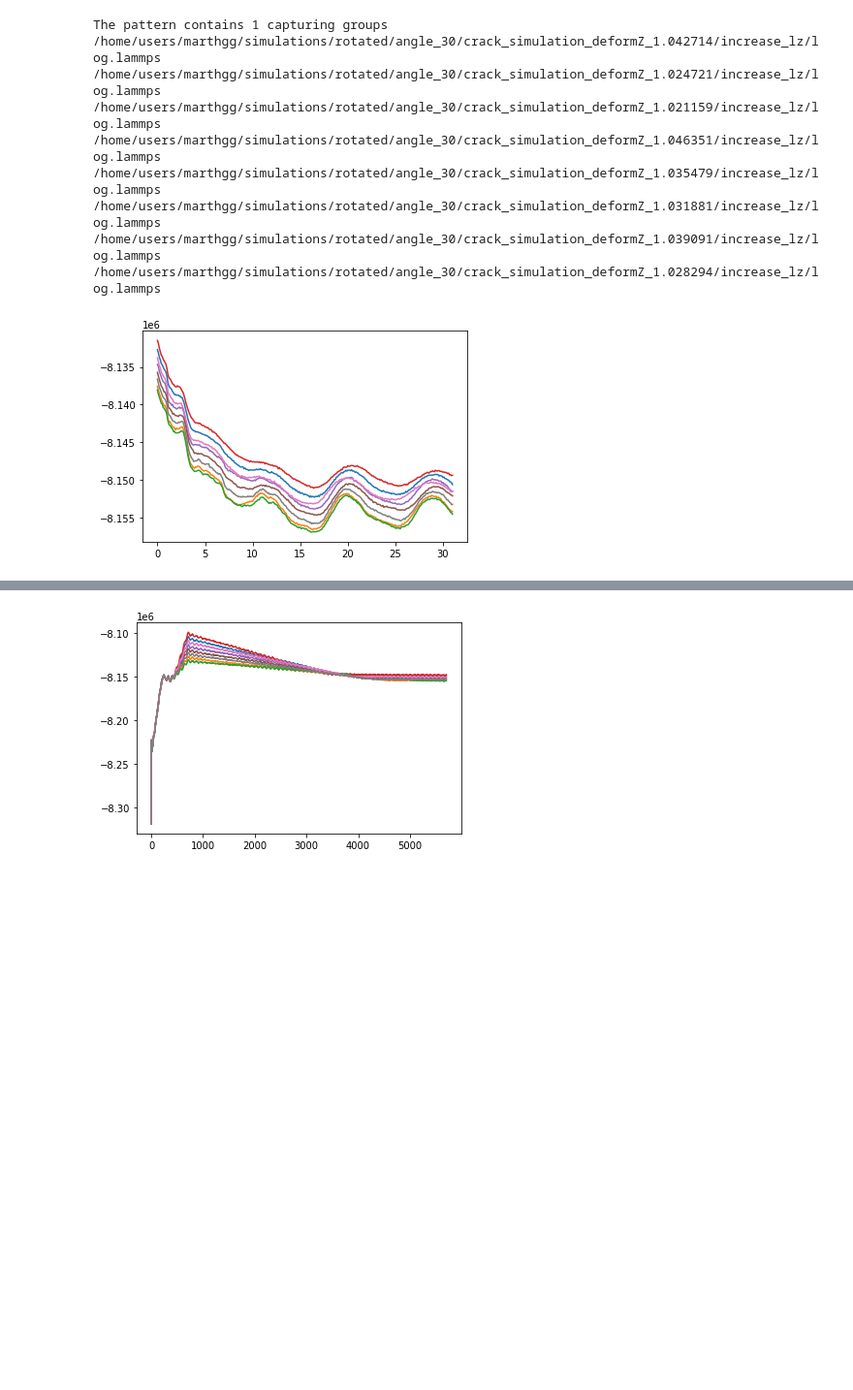
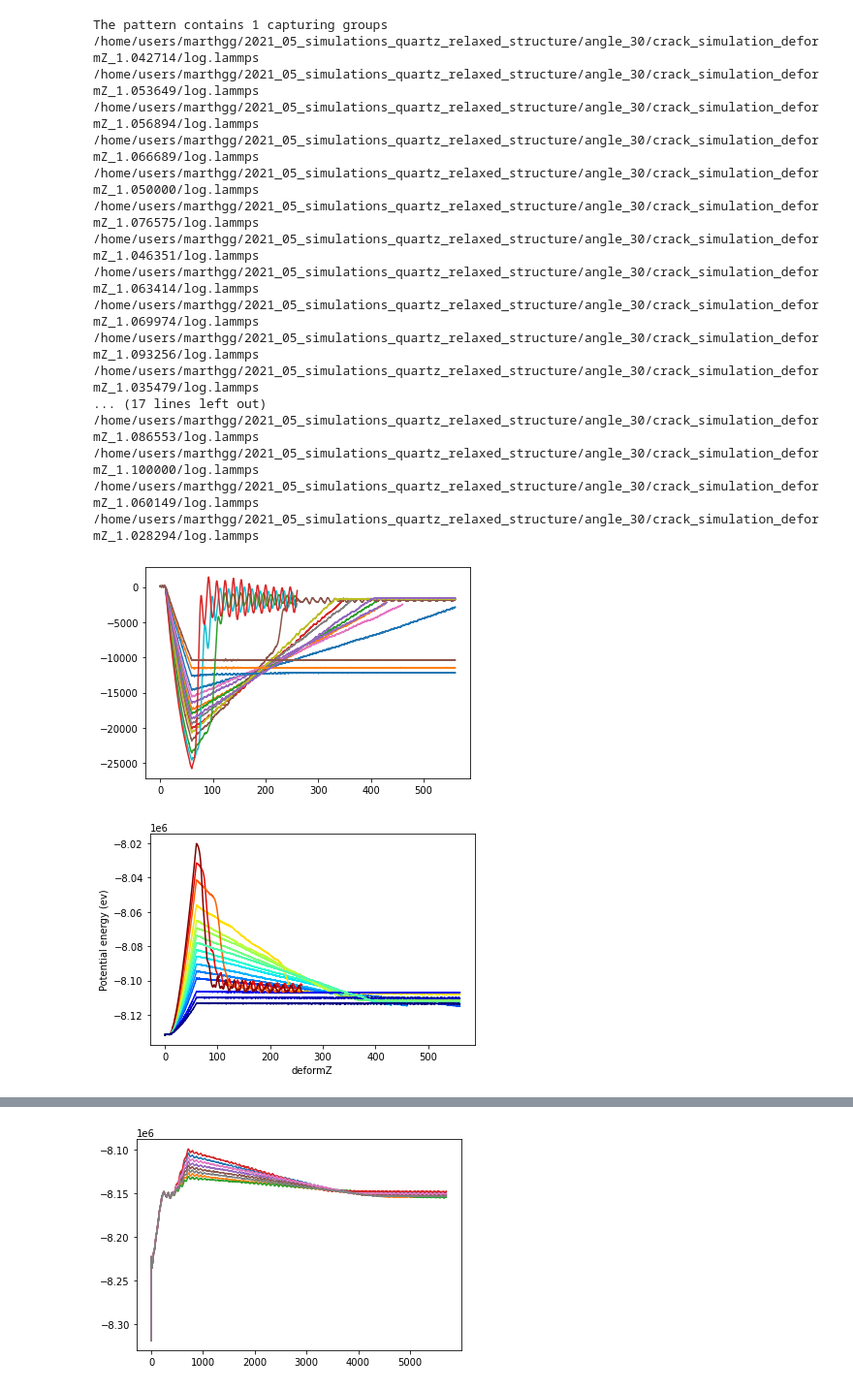
Before and after one commit to marthgg/crack-simulations, a Jupyter notebook: notebooks/potentialEnergy.ipynb, the cells around one changed output, grey strips where cells are left out. Shown at 97% size. Cells and saved outputs as stored; diff of their text form; code cells hidden in the pictures; blank space fills up the shorter version.

```diff
--- a/notebooks/potentialEnergy.ipynb
+++ b/notebooks/potentialEnergy.ipynb
@@ -48,28 +106,60 @@ for path1, path2 in zip(paths, paths2):
 # %%
-path = '/home/users/marthgg/simulations/rotated/angle_30'
-pattern = 'crack_simulation_'+floating_number_pattern('deformZ')+'/increase_lz/log.lammps'
+path = '/home/users/marthgg/2021_05_simulations_quartz_relaxed_structure/angle_30'
+pattern = 'crack_simulation_'+floating_number_pattern('deformZ')+'/log.lammps'
 
 collection = Collector(path, pattern, fields=('deformZ'))
 simulations = collection.get_flat()
 
 for deformZ, path in simulations.items():
-    filename = path
-    log = lammps_logfile.File(filename)
 
-    time = log.get('Time')
-    pot = log.get('PotEng')
-    pzz = log.get('Pzz')
+    #if float(deformZ) == 1.046351 or float(deformZ) == 1.066689 or float(deformZ) == 1.086553:
+        filename = path
+        print(filename)
+        log = lammps_logfile.File(filename)
 
-    plt.figure(1)
-    plt.plot(time, pot)
+        time = log.get('Time')
+
+        pot = log.get('PotEng')
+        pzz = log.get('Pzz')
+        temp = log.get('Temp')
+
+        plt.figure(1)
+        plt.plot(time, pzz)
+
+        plt.figure(2)
+        plt.plot(time, pot, color=get_color_value(float(deformZ), 1.028294, 1.100000, cmap='jet'))
+        plt.ylabel('Potential energy (ev)')
+        plt.xlabel('deformZ')
+        #plt.ylim([-8.43e6, -8.38e6])
+        #plt.xlim([100, 500])
+
+        import numpy as np
+        pot = pot[200:]
+        min_pot = np.min(pot)
+        min_pot = np.min(pot[100:])
+
+        plt.figure(3)
+        plt.plot(np.min(pzz)/10, min_pot, 'o', color=get_color_value(float(deformZ), 1.028294, 1.100000, cmap='jet'))
+        plt.ylabel('Potential energy (ev)')
+        plt.xlabel('Initial tensile stress (MPa)')
+        #plt.ylim([-8.43e6, -8.38e6])
 # %% [output]
 The pattern contains 1 capturing groups
-/home/users/marthgg/simulations/rotated/angle_30/crack_simulation_deformZ_1.042714/increase_lz/log.lammps
-/home/users/marthgg/simulations/rotated/angle_30/crack_simulation_deformZ_1.024721/increase_lz/log.lammps
-/home/users/marthgg/simulations/rotated/angle_30/crack_simulation_deformZ_1.021159/increase_lz/log.lammps
-/home/users/marthgg/simulations/rotated/angle_30/crack_simulation_deformZ_1.046351/increase_lz/log.lammps
-/home/users/marthgg/simulations/rotated/angle_30/crack_simulation_deformZ_1.035479/increase_lz/log.lammps
-/home/users/marthgg/simulations/rotated/angle_30/crack_simulation_deformZ_1.031881/increase_lz/log.lammps
-/home/users/marthgg/simulations/rotated/angle_30/crack_simulation_deformZ_1.039091/increase_lz/log.lammps
-/home/users/marthgg/simulations/rotated/angle_30/crack_simulation_deformZ_1.028294/increase_lz/log.lammps
+/home/users/marthgg/2021_05_simulations_quartz_relaxed_structure/angle_30/crack_simulation_deformZ_1.042714/log.lammps
+/home/users/marthgg/2021_05_simulations_quartz_relaxed_structure/angle_30/crack_simulation_deformZ_1.053649/log.lammps
+/home/users/marthgg/2021_05_simulations_quartz_relaxed_structure/angle_30/crack_simulation_deformZ_1.056894/log.lammps
+/home/users/marthgg/2021_05_simulations_quartz_relaxed_structure/angle_30/crack_simulation_deformZ_1.066689/log.lammps
+/home/users/marthgg/2021_05_simulations_quartz_relaxed_structure/angle_30/crack_simulation_deformZ_1.050000/log.lammps
+/home/users/marthgg/2021_05_simulations_quartz_relaxed_structure/angle_30/crack_simulation_deformZ_1.076575/log.lammps
+/home/users/marthgg/2021_05_simulations_quartz_relaxed_structure/angle_30/crack_simulation_deformZ_1.046351/log.lammps
+/home/users/marthgg/2021_05_simulations_quartz_relaxed_structure/angle_30/crack_simulation_deformZ_1.063414/log.lammps
+/home/users/marthgg/2021_05_simulations_quartz_relaxed_structure/angle_30/crack_simulation_deformZ_1.069974/log.lammps
+/home/users/marthgg/2021_05_simulations_quartz_relaxed_structure/angle_30/crack_simulation_deformZ_1.093256/log.lammps
+/home/users/marthgg/2021_05_simulations_quartz_relaxed_structure/angle_30/crack_simulation_deformZ_1.035479/log.lammps
+... (17 lines left out)
+/home/users/marthgg/2021_05_simulations_quartz_relaxed_structure/angle_30/crack_simulation_deformZ_1.086553/log.lammps
+/home/users/marthgg/2021_05_simulations_quartz_relaxed_structure/angle_30/crack_simulation_deformZ_1.100000/log.lammps
+/home/users/marthgg/2021_05_simulations_quartz_relaxed_structure/angle_30/crack_simulation_deformZ_1.060149/log.lammps
+/home/users/marthgg/2021_05_simulations_quartz_relaxed_structure/angle_30/crack_simulation_deformZ_1.028294/log.lammps
-[figure, old version]
+[figure, new version]
+[figure, added]
```
Also changed, not shown: parts of 6 cells of this notebook, 10 other files.
